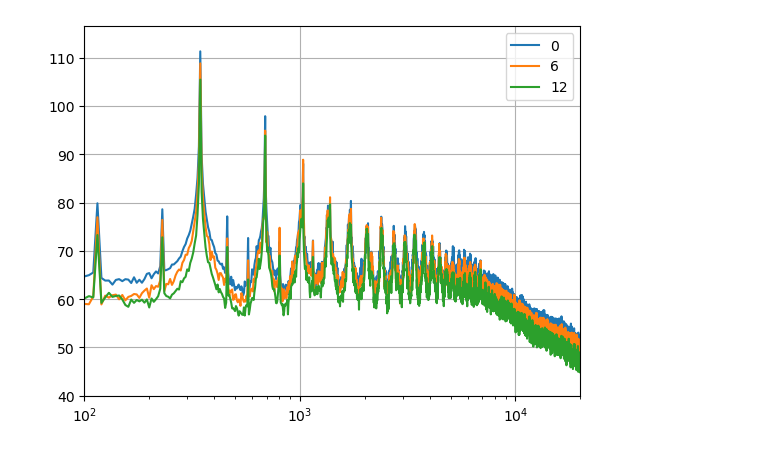
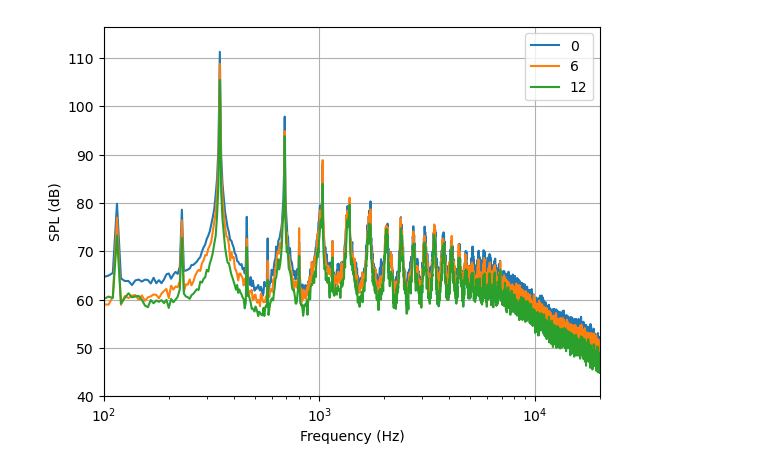
Before and after one commit to sladesladeslade/CuppolettiLab, a Jupyter notebook: Spr 23 UGR/UGRplots.ipynb, the cells around one changed output. Drawn from its saved outputs; the diff is of its cells as text; code cells hidden in the pictures.

```diff
--- a/Spr 23 UGR/UGRplots.ipynb
+++ b/Spr 23 UGR/UGRplots.ipynb
@@ -21,12 +21,14 @@ spl12, freq12 = micData.narrowband(12)
 # %%
 plt.plot(freq0, spl0[6], label="0")
 plt.plot(freq6, spl6[6], label="6")
 plt.plot(freq12, spl12[6], label="12")
 plt.xscale("log")
 plt.legend()
 plt.xlim([100, 20000])
 plt.ylim(40)
 plt.grid()
+plt.xlabel("Frequency (Hz)")
+plt.ylabel("SPL (dB)")
 plt.show()
 # %% [output]
-[figure, old version]
+[figure, new version]
```
Also changed, not shown: parts of 1 cell of this notebook.
